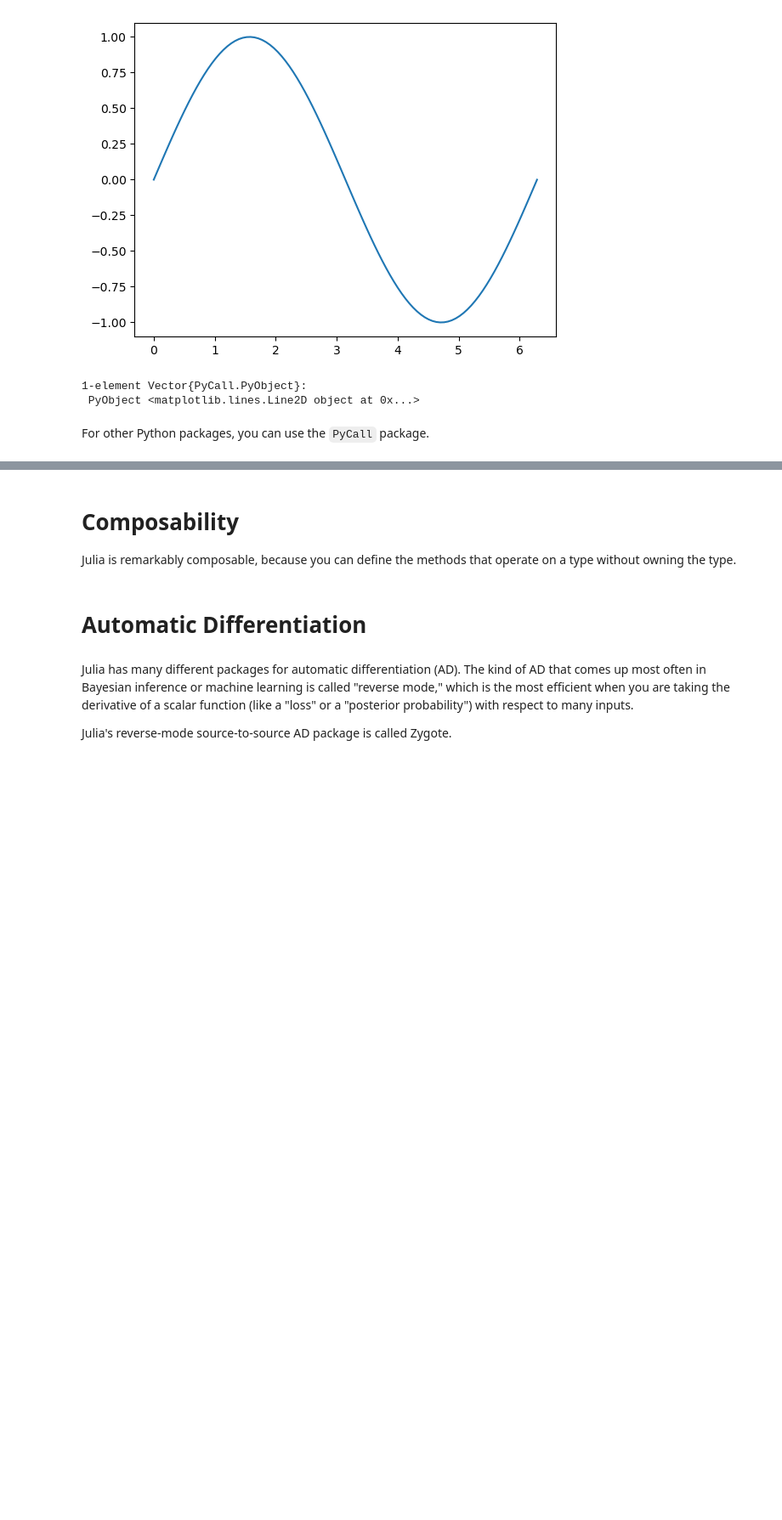
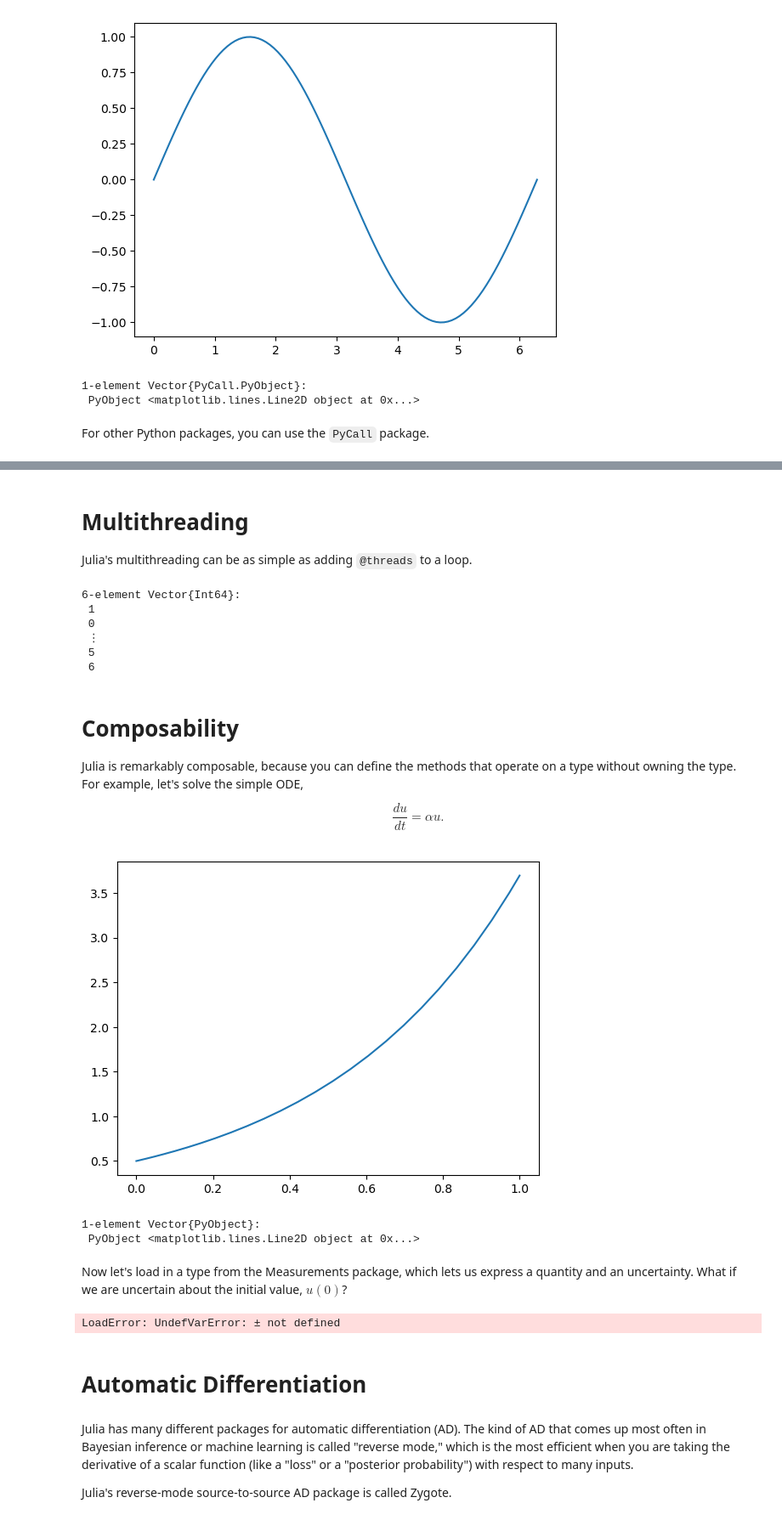
Before and after one commit to xzackli/JuliaDemoForCosmo, a Jupyter notebook: Basics.ipynb, the cells around one changed output, grey strips where cells are left out. Shown at 85% size. Cells and saved outputs as stored; diff of their text form; code cells hidden in the pictures; blank space fills up the shorter version.

```diff
--- a/Basics.ipynb
+++ b/Basics.ipynb
@@ -199,7 +212,57 @@ hp.mollview(rand(192), title="some random pixels")
+# %% [markdown]
+# Multithreading
+
+Julia's multithreading can be as simple as adding `@threads` to a loop.
+# %%
+function threaded_relu(v)
+    result = similar(v)
+    Threads.@threads for i in 1:length(v)
+        result[i] = relu(v[i])
+    end
+    return result
+end
+
+x = [1, -2, 3, -4, 5, 6]
+threaded_relu(x)
+# %% [output]
+6-element Vector{Int64}:
+ 1
+ 0
+ ⋮
+ 5
+ 6
 # %% [markdown]
 # Composability
 
-Julia is remarkably composable, because you can define the methods that operate on a type without owning the type.
+Julia is remarkably composable, because you can define the methods that operate on a type without owning the type. For example, let's solve the simple ODE,
+
+$$ \frac{du}{dt} = \alpha u .$$
+# %%
+using OrdinaryDiffEq
+
+α = 2.0
+u0 = 0.5            # initial value
+f(u, p, t) = α * u
+
+prob = ODEProblem(f, u0, (0.0, 1.0))
+sol = solve(prob, Tsit5(), reltol=1e-8, abstol=1e-8)
+plt.plot(sol.t, sol.u)
+# %% [output]
+[figure, added]
+1-element Vector{PyObject}:
+ PyObject <matplotlib.lines.Line2D object at 0x...>
+# %% [markdown]
+Now let's load in a type from the Measurements package, which lets us express a quantity and an uncertainty. What if we are uncertain about the initial value, $u(0)$?
+# %%
+α = 1.01
+u0 = 0.5 ± 0.1            # initial value
+f(u, p, t) = α * u
+prob = ODEProblem(f, u0, (0.0, 1.0))
+sol = solve(prob, Tsit5(), reltol=1e-8, abstol=1e-8);
+
+sol.u
+# %% [output]
+LoadError: UndefVarError: ± not defined
 # %% [markdown]
 # Automatic Differentiation
 # %% [markdown]
```
Also changed, not shown: parts of 7 cells of this notebook.
